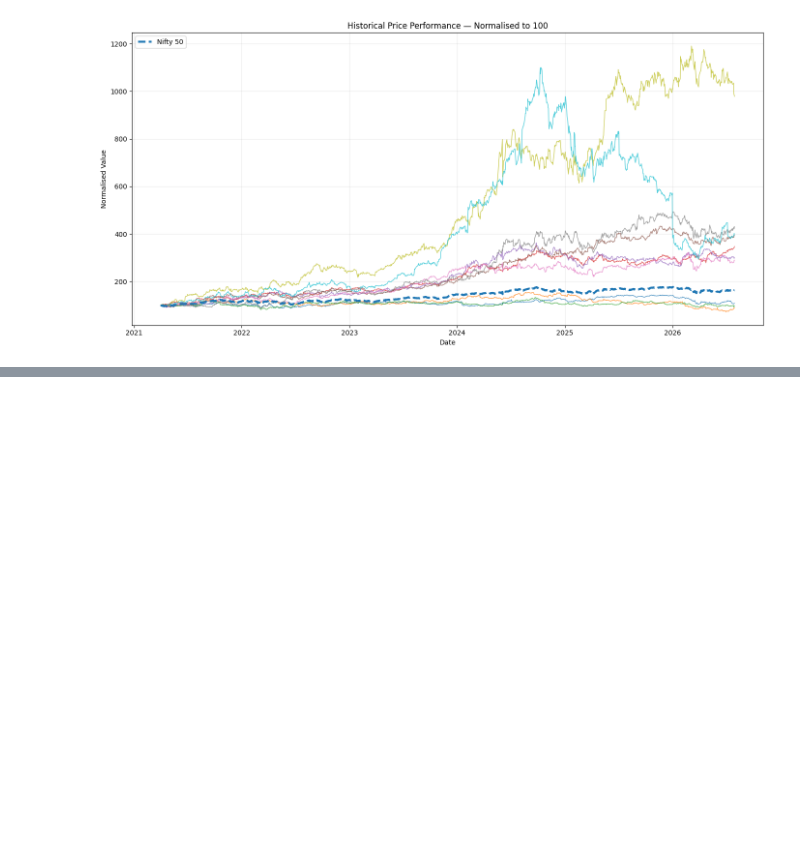
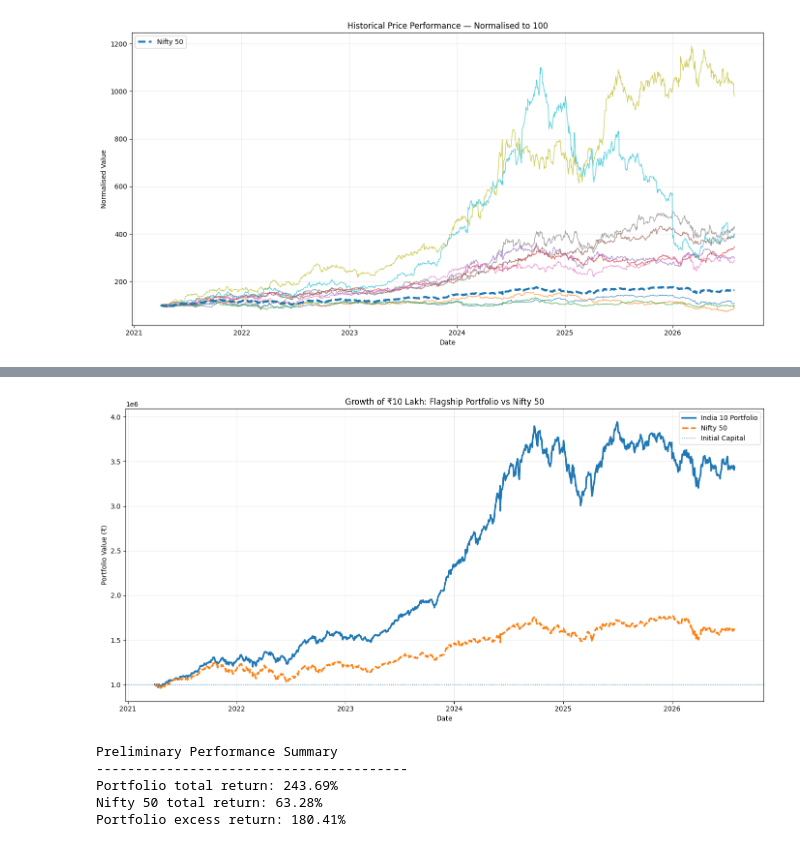
Before and after one commit to Rohil121/bharat-portfolio-lab, a Jupyter notebook: notebooks/01_portfolio_mvp.ipynb, the cells around one changed output, grey strips where cells are left out. Drawn from its saved outputs; the diff is of its cells as text; code cells hidden in the pictures; blank space fills up the shorter version.

Commit message:
Construct preliminary portfolio performance

```diff
--- a/notebooks/01_portfolio_mvp.ipynb
+++ b/notebooks/01_portfolio_mvp.ipynb
@@ -348,0 +454,60 @@ plt.show()
+# %%
+# Compare the flagship portfolio with the Nifty 50
+
+plt.figure(figsize=(14, 7))
+
+plt.plot(
+    performance_values.index,
+    performance_values["India 10 Portfolio"],
+    linewidth=2.5,
+    label="India 10 Portfolio",
+)
+
+plt.plot(
+    performance_values.index,
+    performance_values[BENCHMARK_NAME],
+    linewidth=2.5,
+    linestyle="--",
+    label=BENCHMARK_NAME,
+)
+
+plt.axhline(
+    INITIAL_CAPITAL,
+    linewidth=1,
+    linestyle=":",
+    label="Initial Capital",
+)
+
+plt.title("Growth of ₹10 Lakh: Flagship Portfolio vs Nifty 50")
+plt.xlabel("Date")
+plt.ylabel("Portfolio Value (₹)")
+plt.legend()
+plt.grid(alpha=0.25)
+plt.tight_layout()
+plt.show()
+# %% [output]
+[figure, added]
+# %%
+# Preliminary cumulative-return summary
+
+portfolio_total_return = cumulative_returns[
+    "India 10 Portfolio"
+].iloc[-1]
+
+benchmark_total_return = cumulative_returns[
+    BENCHMARK_NAME
+].iloc[-1]
+
+excess_return = portfolio_total_return - benchmark_total_return
+
+print("Preliminary Performance Summary")
+print("-" * 40)
+print(f"Portfolio total return: {portfolio_total_return:.2%}")
+print(f"Nifty 50 total return: {benchmark_total_return:.2%}")
+print(f"Portfolio excess return: {excess_return:.2%}")
+# %% [output]
+Preliminary Performance Summary
+----------------------------------------
+Portfolio total return: 243.69%
+Nifty 50 total return: 63.28%
+Portfolio excess return: 180.41%
```
Also changed, not shown: parts of 2 cells of this notebook.
